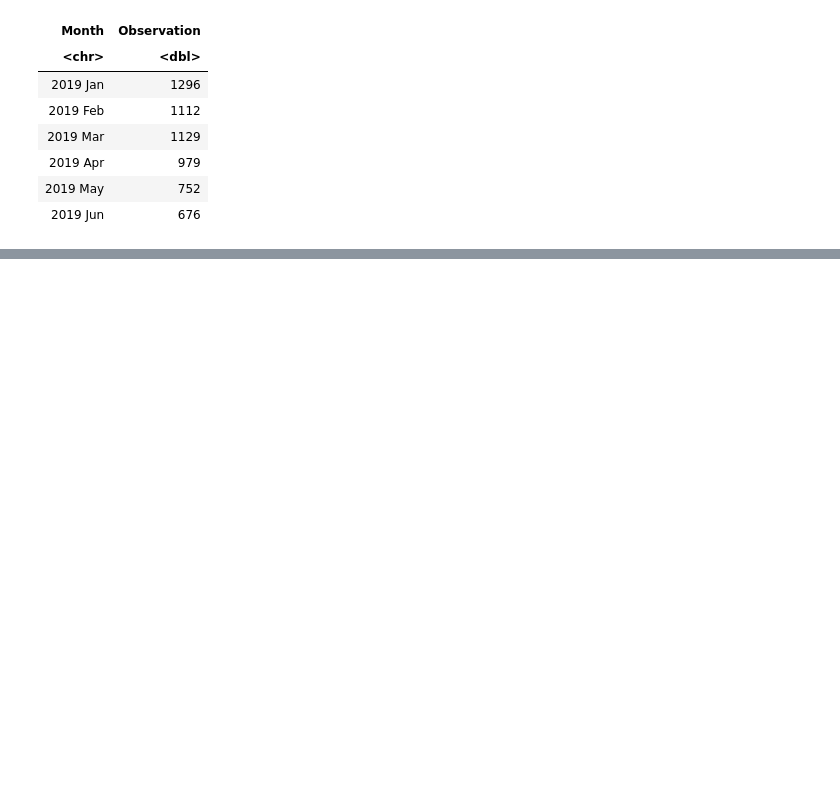
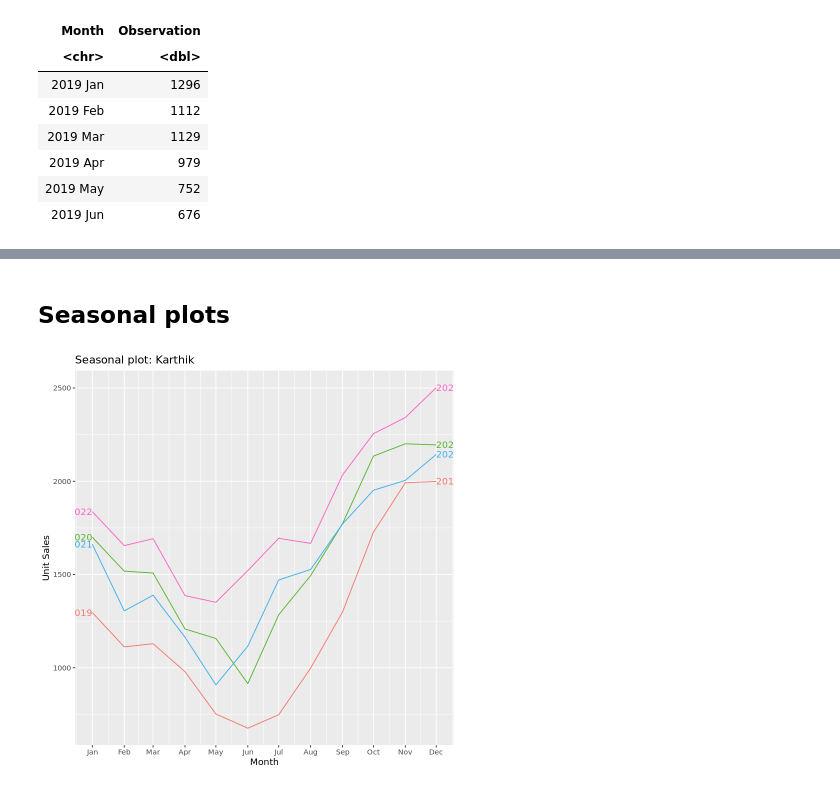
Before and after one commit to Ibrahim-Khayat/-IE499, a Jupyter notebook: index.ipynb, the cells around one changed output, grey strips where cells are left out. Saved outputs shown, nothing was run; the diff lists cells and outputs as text; code cells hidden in the pictures; blank space fills up the shorter version.

```diff
--- a/index.ipynb
+++ b/index.ipynb
@@ -86,0 +108,9 @@ Karthik <- Karthik |>
+# %% [markdown]
+## Seasonal plots
+# %%
+Karthik |>
+  gg_season(Observation, labels = "both") +
+  labs(y = "Unit Sales",
+       title = "Seasonal plot: Karthik")
+# %% [output]
+[figure, added]
```
Also changed, not shown: parts of 8 cells of this notebook.
